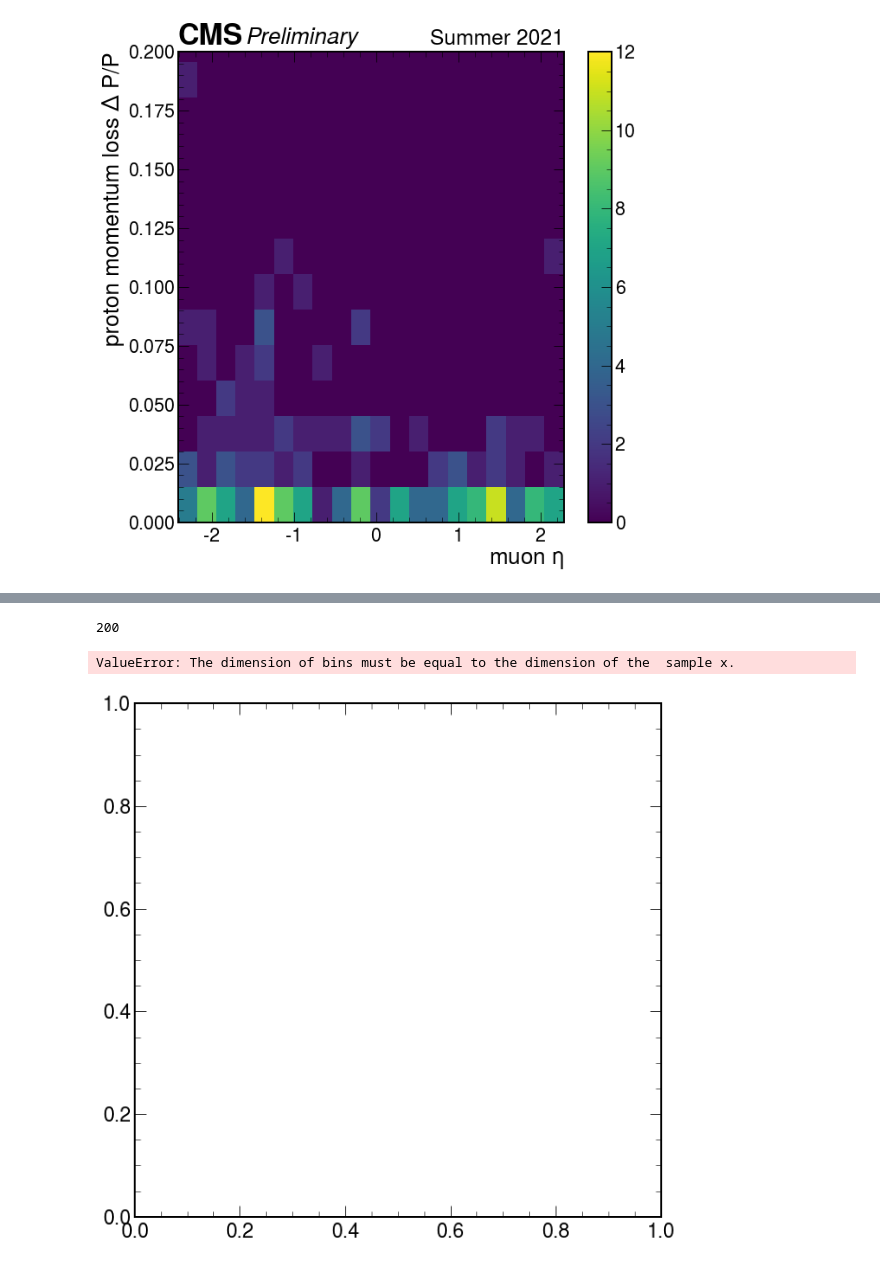
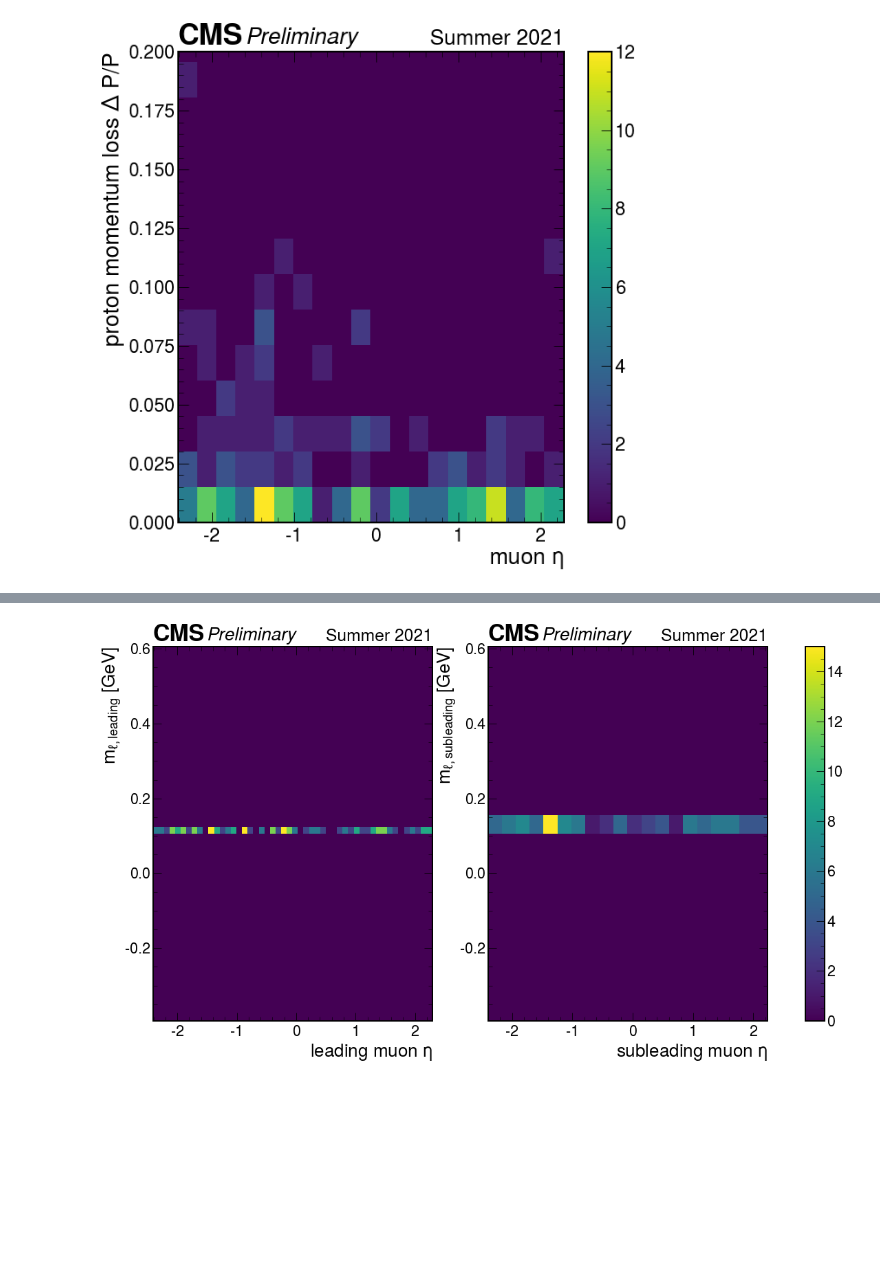
Before and after one commit to jloemker/SWAN, a Jupyter notebook: Analysis_notebook.ipynb, the cells around one changed output, grey strips where cells are left out. Cells and saved outputs as stored; diff of their text form; code cells hidden in the pictures; blank space fills up the shorter version.

```diff
--- a/Analysis_notebook.ipynb
+++ b/Analysis_notebook.ipynb
@@ -358,18 +359,18 @@ hep.cms.label(llabel="Preliminary", rlabel="Summer 2021", ax=axes)
-# %%
-import matplotlib as mpl
-fig, axes = plt.subplots(figsize=(10,10) )
-#print(len(muons_anal['mu_eta']))#100
-#muon = np.append(muons_anal['mu1_eta'], muons_anal['mu2_eta'])
-print(len(np.concatenate([muons_anal['mu1_eta'].values,muons_anal['mu2_eta'].values])))#200
-#first and 2nd leading muon combined
-im = axes.hist2d(np.concatenate([muons_anal['mu1_eta'].values,muons_anal['mu2_eta'].values]), muons_anal['mll'].values, bins=(20,20) , cmap='viridis')
-fig.colorbar(im[3], ax=axes)
-axes.set(xlabel=r'muon $\eta  $', ylabel='proton momentum loss \u0394 P/P')
-hep.cms.label(llabel="Preliminary", rlabel="Summer 2021", ax=axes)
-plt.ylim(0,0.2)
-#cax,kw = mpl.colorbar.make_axes()
-#plt.savefig('Analyse/dimuon_eta_xi_correlation.png')
-# %% [output]
-200
-ValueError: The dimension of bins must be equal to the dimension of the  sample x.
-[figure, removed]
+# %%
+import matplotlib as mpl
+
+#plot correlation between muon time and event time
+fig, axes = plt.subplots(1,2,figsize=(20,10) )
+masked_analysis=analysis[mask_muon1_measured_time]
+axes[0].hist2d(muons_anal['mu1_eta'], muons_anal['mu1_m'].values, bins=(50,50) , cmap='viridis')
+axes[0].set(xlabel=r'leading muon $\eta  $', ylabel='$m_{\ell, leading}$ [GeV]')
+plt.ylim(0,0.2)
+h = axes[1].hist2d(muons_anal['mu2_eta'], muons_anal['mu2_m'].values, bins=(20,20) , cmap='viridis')
+axes[1].set(xlabel=r'subleading muon $\eta  $', ylabel='$m_{\ell, subleading}$ [GeV]')
+fig.colorbar(h[3], ax=axes)
+
+for i in range(2): hep.cms.label(llabel="Preliminary", rlabel="Summer 2021", ax=axes[i])
+
+plt.savefig('Analyse/dimuon_analysis_eta_mass.png')
+# %% [output]
+[figure, added]
```
Also changed, not shown: parts of 1 cell of this notebook.
